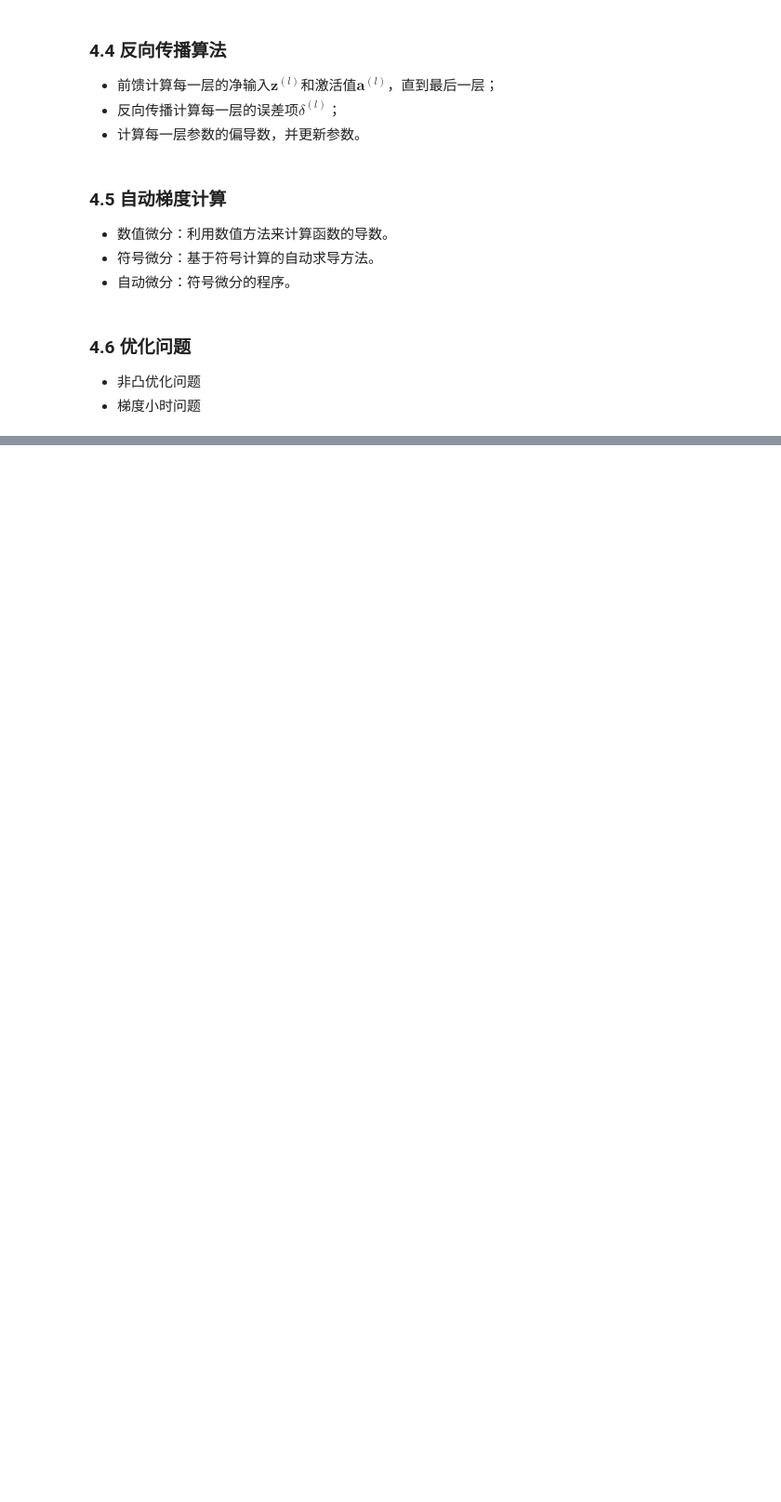
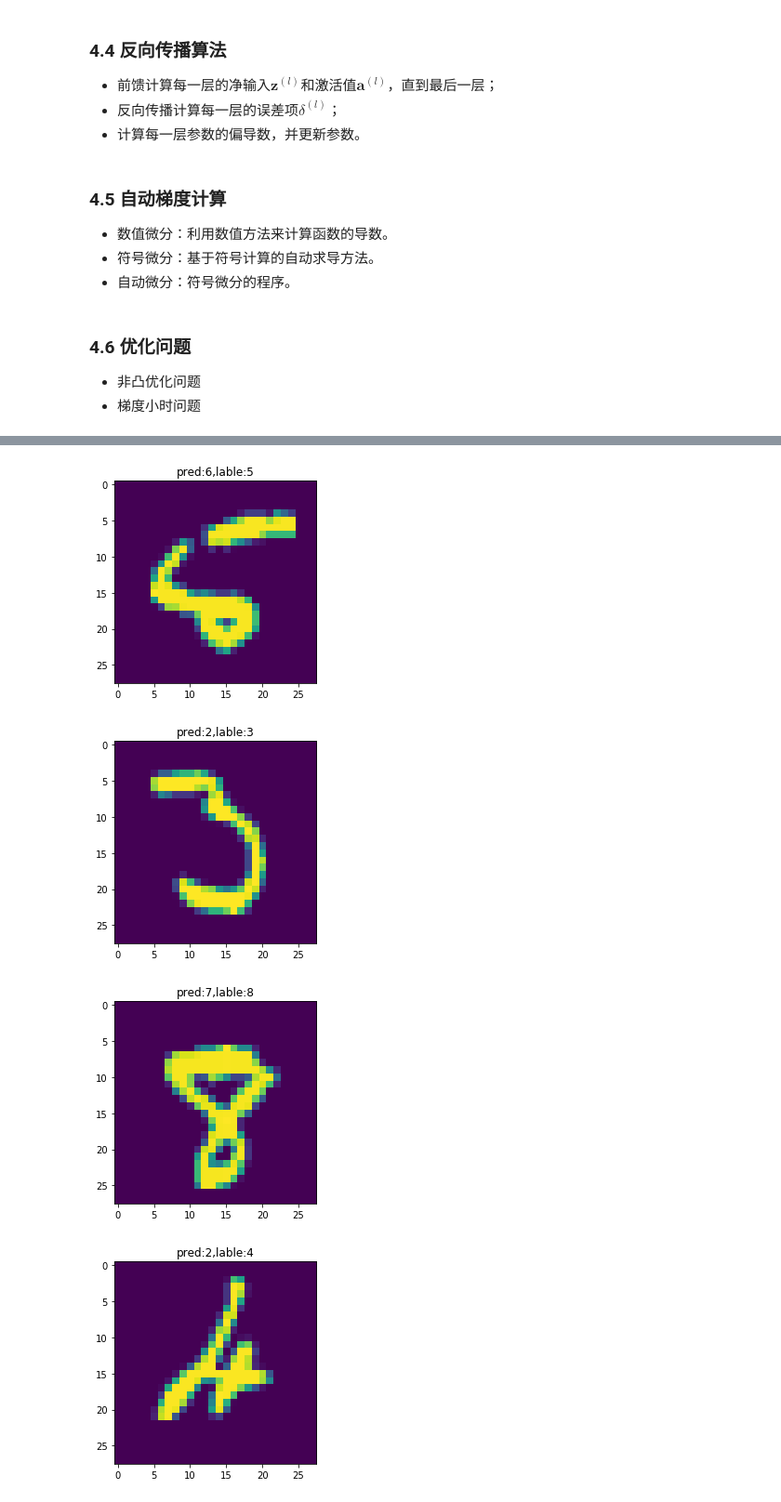
Before and after one commit to zemtt/DeepLearning, a Jupyter notebook: 第04章 前馈神经网络.ipynb, the cells around one changed output, grey strips where cells are left out. Shown: that part at 93% size. Saved outputs shown, nothing was run; the diff lists cells and outputs as text; code cells hidden in the pictures; blank space fills up the shorter version.

```diff
--- a/第04章 前馈神经网络.ipynb
+++ b/第04章 前馈神经网络.ipynb
@@ -67,6 +67,8 @@
 * 梯度小时问题
 # %%
 # 前馈神经网络Pytorch实现
+# 代码参考自： https://github.com/L1aoXingyu/pytorch-beginner，有部分修改
+
 import torch
 from torch import nn
 from torch.utils.data import DataLoader
@@ -78,11 +80,11 @@ num_epochs = 50
 use_gpu = torch.cuda.is_available()
 
 # 下载训练集 MNIST 手写数字训练集
-train_dataset = datasets.FashionMNIST(
+train_dataset = datasets.MNIST(
     root='./datasets', train=True,
     transform=transforms.ToTensor(), download=True)
 
-test_dataset = datasets.FashionMNIST(
+test_dataset = datasets.MNIST(
     root='./datasets', train=False,
     transform=transforms.ToTensor())
 
@@ -111,16 +114,14 @@ class NeuralNetwork(nn.Module):
 # %%
-model = NeuralNetwork(28 * 28, 100, 30, 10)
-if use_gpu:
-    model = model.cuda()
-
+# 模型及优化器构造
+model = NeuralNetwork(28 * 28, 20, 20, 10).cuda if use_gpu else NeuralNetwork(28 * 28, 20, 20, 10)
 criterion = nn.CrossEntropyLoss()
 optimizer = torch.optim.SGD(model.parameters(), lr=learning_rate)
 # %%
+# 训练过程
 for epoch in range(num_epochs):
     print('*' * 10)
     print(f'epoch {epoch+1}')
-    running_loss = 0.0
-    running_acc = 0.0
+    running_loss, running_acc = .0, .0
     for i, data in enumerate(train_loader, 1):
         img, label = data
         img = img.view(img.size(0), -1)
@@ -142,8 +143,7 @@ for epoch in range(num_epochs):
             print(f'[{epoch+1}/{num_epochs}] Loss: {running_loss/i:.6f}, Acc: {running_acc/i:.6f}')
     print(f'Finish {epoch+1} epoch, Loss: {running_loss/i:.6f}, Acc: {running_acc/i:.6f}')
     model.eval()
-    eval_loss = 0.
-    eval_acc = 0.
+    eval_loss, eval_acc = .0, .0
     for data in test_loader:
         img, label = data
         img = img.view(img.size(0), -1)
@@ -181,0 +181,33 @@ KeyboardInterrupt:
+# %%
+# 输出数据可视化
+from PIL import Image
+import matplotlib.pyplot as plt
+
+sample_n = 5
+n = 0
+
+for data in test_loader:
+    img, label = data
+    images = (img*256).int()
+    img = img.view(img.size(0), -1)
+    if use_gpu:
+        img = img.cuda()
+        label = label.cuda()
+    with torch.no_grad():
+        out = model(img)
+    _, pred = torch.max(out, 1)
+    for i in range(len(pred)):
+        if pred[i] != label[i]:
+            plt.figure()
+            plt.title('pred:{},lable:{}'.format(int(pred[i]), int(label[i])))
+            plt.imshow(images[i][0])
+            n += 1
+        if(n >= sample_n):
+            break
+    if(n >= sample_n):
+        break
+# %% [output]
+[figure, added]
+[figure, added]
+[figure, added]
+[figure, added]
```
Also changed, not shown: parts of 3 cells of this notebook, 1 other file.
